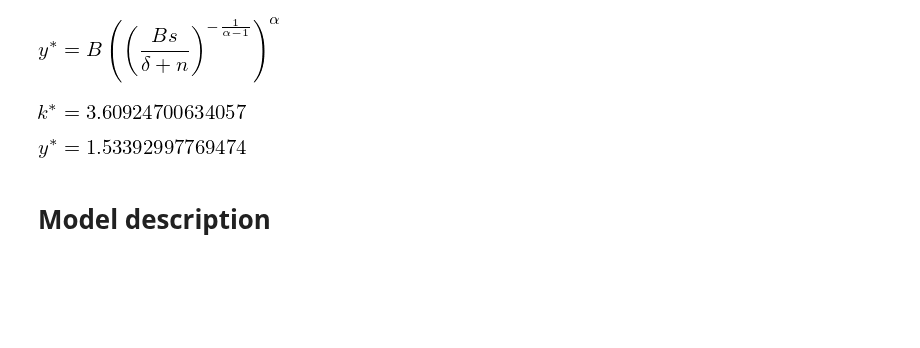
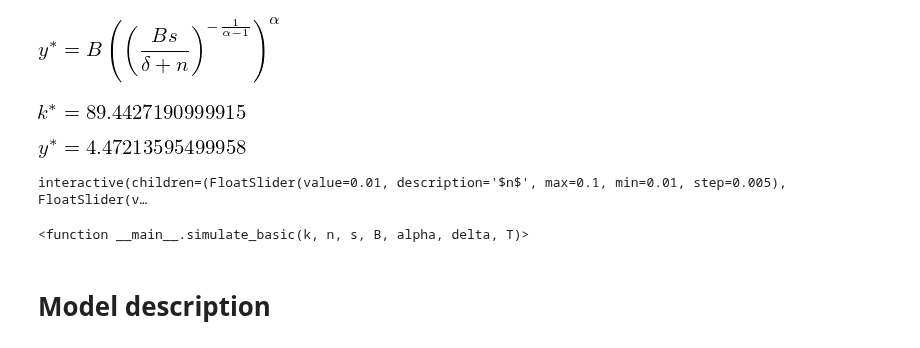
Before and after one commit to NumEconCopenhagen/projects-2020-matrixgymnasterne, a Jupyter notebook: modelproject/modelproject.ipynb, the cells around one changed output. Drawn from its saved outputs; the diff is of its cells as text; code cells hidden in the pictures; blank space fills up the shorter version.

```diff
--- a/modelproject/modelproject.ipynb
+++ b/modelproject/modelproject.ipynb
@@ -74,23 +76,23 @@ sm.Eq(ystar,B*k_ss**alpha)
 [figure]
 # %%
 #We turn the solution into a Python funciton
-bssk_sol = sm.lambdify((alpha,delta,s,B,n),k_ss)
+bssk_sol = sm.lambdify((alpha,delta),k_ss)
 # %%
 #We define model parameters as plausible empirical values
-n=0.025
+n=0.01
+s=0.4
 B=1
-s=0.2
-delta=0.06
+delta=0.01
 alpha=1/3
 
 #The steady state value for k is printed with the parameter values
-bssk_val = ssb_sol(alpha, delta, s, B, n)
+bssk_val = bssk_sol(alpha, delta, s, B, n)
 sm.Eq(kstar,bssk_val)
 # %% [output]
-[figure, old version]
+[figure, new version]
 # %%
 #From this we can define the steady state value for y
 y_ss = B*bssk_val**alpha
 sm.Eq(ystar,y_ss)
 # %% [output]
-[figure, old version]
+[figure, new version]
@@ -97,3 +143,15 @@ sm.Eq(ystar,y_ss)
+# %%
+widgets.interact(simulate_basic,
+                k     = widgets.fixed(0),
+                alpha = widgets.FloatSlider(description = '$\u03B1$' , min = 0 ,    max = 0.9 , step = 0.05 , value = 0.3),
+                delta = widgets.FloatSlider(description = '$\u03B4$' , min = 0 ,    max = 0.1 , step = 0.01 , value = 0.01),
+                s     = widgets.FloatSlider(description = 's' ,        min = 0.01 , max = 0.8 , step = 0.05 , value = 0.4),
+                n     = widgets.FloatSlider(description ='$n$',        min = 0.01 , max = 0.1 , step = 0.005, value = 0.01),
+                B     = widgets.fixed(1),
+                T     = widgets.IntSlider(description='$T$' ,          min = 1,     max = 1000, step = 10,    value = 100))
+# %% [output]
+interactive(children=(FloatSlider(value=0.01, description='$n$', max=0.1, min=0.01, step=0.005), FloatSlider(v…
+<function __main__.simulate_basic(k, n, s, B, alpha, delta, T)>
 # %% [markdown]
 # Model description
 # %% [markdown]
```
Also changed, not shown: parts of 2 cells of this notebook, 1 other file.
